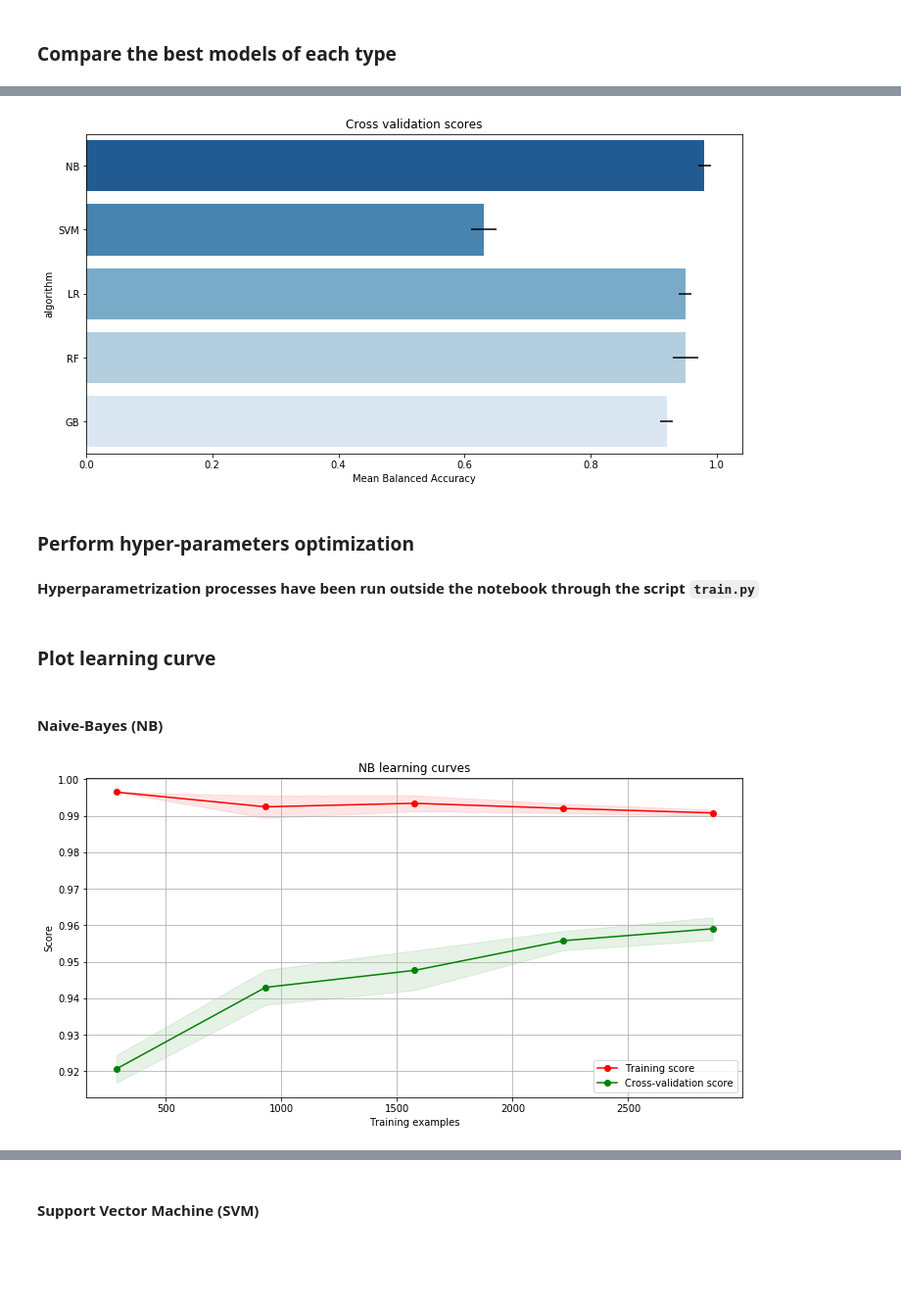
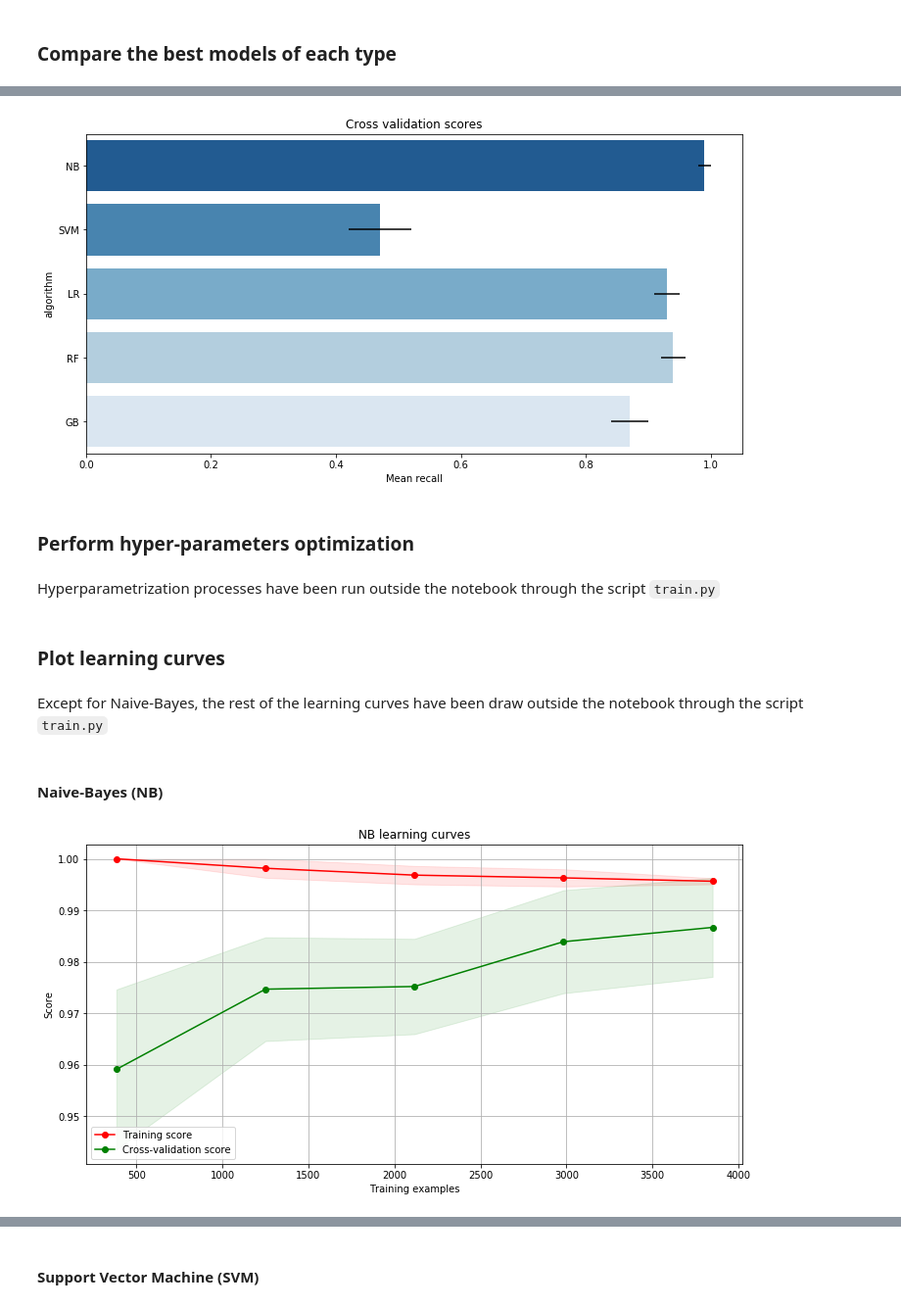
Before and after one commit to joausaga/impact-classifier, a Jupyter notebook: 1.impact_classifier.ipynb, the cells around one changed output, grey strips where cells are left out. Shown at 98% size. Drawn from its saved outputs; the diff is of its cells as text; code cells hidden in the pictures; blank space fills up the shorter version.

Commit message:
Add results of a new training

```diff
--- a/1.impact_classifier.ipynb
+++ b/1.impact_classifier.ipynb
@@ -442,7 +402,10 @@ Load training results to a csv
 # %%
-output_df = pd.read_csv(os.path.join('experiments', 'e_08062020.csv'))
+output_df = pd.read_csv(os.path.join('experiments', 'e_22062020_233103.csv'))
 # %% [markdown]
 ### Compare the best models of each type
+# %%
+algorithms = ['NB', 'SVM', 'LR', 'RF', 'GB']
+metric = 'recall'
 # %%
 mean_best_models, std_best_models = [], []
 for algorithm in algorithms:
@@ -467,54 +430,28 @@ cv_res = pd.DataFrame({
 })
 plt.figure(figsize=(12,6))
 g = sns.barplot('cross_val_means', 'algorithm', data = cv_res, palette='Blues_r', orient = "h", **{'xerr':std_best_models})
-g.set_xlabel('Mean Balanced Accuracy')
+g.set_xlabel(f'Mean {metric}')
 g = g.set_title('Cross validation scores')
 # %% [output]
-[figure, old version]
+[figure, new version]
 # %% [markdown]
 ### Perform hyper-parameters optimization
 # %% [markdown]
-**Hyperparametrization processes have been run outside the notebook through the script `train.py`**
+Hyperparametrization processes have been run outside the notebook through the script `train.py`
 # %% [markdown]
-### Plot learning curve
+### Plot learning curves
-# %%
-# Taken from
-# https://scikit-learn.org/stable/auto_examples/model_selection/plot_learning_curve.html
-def plot_learning_curve(estimator, title, X, y, ylim=None, cv=None, n_jobs=-1, train_sizes=np.linspace(.1, 1.0, 5), shuffle=False):
-    """Generate a simple plot of the test and training learning curve"""
-
-    plt.figure(figsize=(12,6))
-    plt.title(title)
-    if ylim is not None:
-        plt.ylim(*ylim)
-    plt.xlabel("Training examples")
-    plt.ylabel("Score")
-
-    train_sizes, train_scores, test_scores = learning_curve(estimator, X, y, n_jobs=n_jobs, cv=cv, train_sizes=train_sizes, shuffle=shuffle)
-    train_scores_mean = np.mean(train_scores, axis=1)
-    train_scores_std = np.std(train_scores, axis=1)
-    test_scores_mean = np.mean(test_scores, axis=1)
-    test_scores_std = np.std(test_scores, axis=1)
-
-    plt.grid()
-    plt.fill_between(train_sizes, train_scores_mean - train_scores_std, train_scores_mean + train_scores_std, alpha=0.1, color="r")
-    plt.fill_between(train_sizes, test_scores_mean - test_scores_std, test_scores_mean + test_scores_std, alpha=0.1, color="g")
-    plt.plot(train_sizes, train_scores_mean, 'o-', color="r", label="Training score")
-    plt.plot(train_sizes, test_scores_mean, 'o-', color="g",label="Cross-validation score")
-
-    plt.legend(loc="best")
-    return plt
+# %% [markdown]
+Except for Naive-Bayes, the rest of the learning curves have been draw outside the notebook through the script `train.py`
 # %% [markdown]
 #### **Naive-Bayes (NB)**
 # %%
-best_model = output_df[output_df['algorithm']=='NB'].sort_values(by=['mean_balanced_accuracy', 'std_balanced_accuracy'], ascending=False).head(1)
-with open(best_model['train_data_file'].values[0], 'rb') as f:
-    data = joblib.load(f)
-train_data = data['data']
-X_train_nb = list(train_data['sentence'].values)
-y_train_nb = train_data['label'].values
-g = plot_learning_curve(GaussianNB(), "NB learning curves", X_train_nb, y_train_nb, cv=kfold)
+random_state = np.random.RandomState(1234)
+kfold = KFold(n_splits=10, shuffle=True, random_state=random_state)
+best_model = output_df[output_df['algorithm']=='NB'].sort_values(by=[f'mean_{metric}', f'std_{metric}'], ascending=False).head(1)
+train_data_file = best_model['train_data_file'].values[0]
+features, labels = get_features_and_labels(train_data_file)
+g = plot_learning_curve(GaussianNB(), 'NB learning curves', features, labels, metric, cv=kfold, shuffle=True)
 g.show()
 # %% [output]
-[figure, old version]
+[figure, new version]
 # %% [markdown]
```
Also changed, not shown: parts of 69 cells of this notebook.
